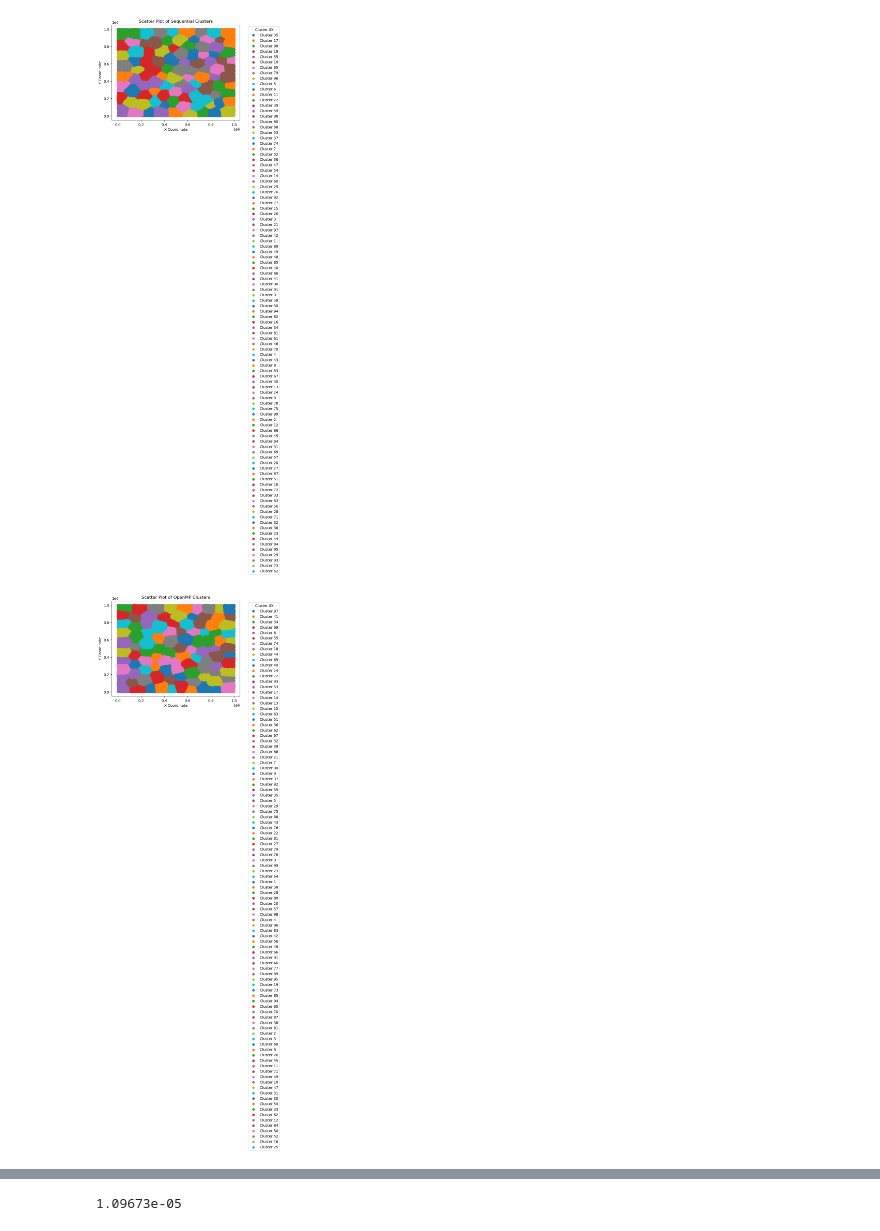
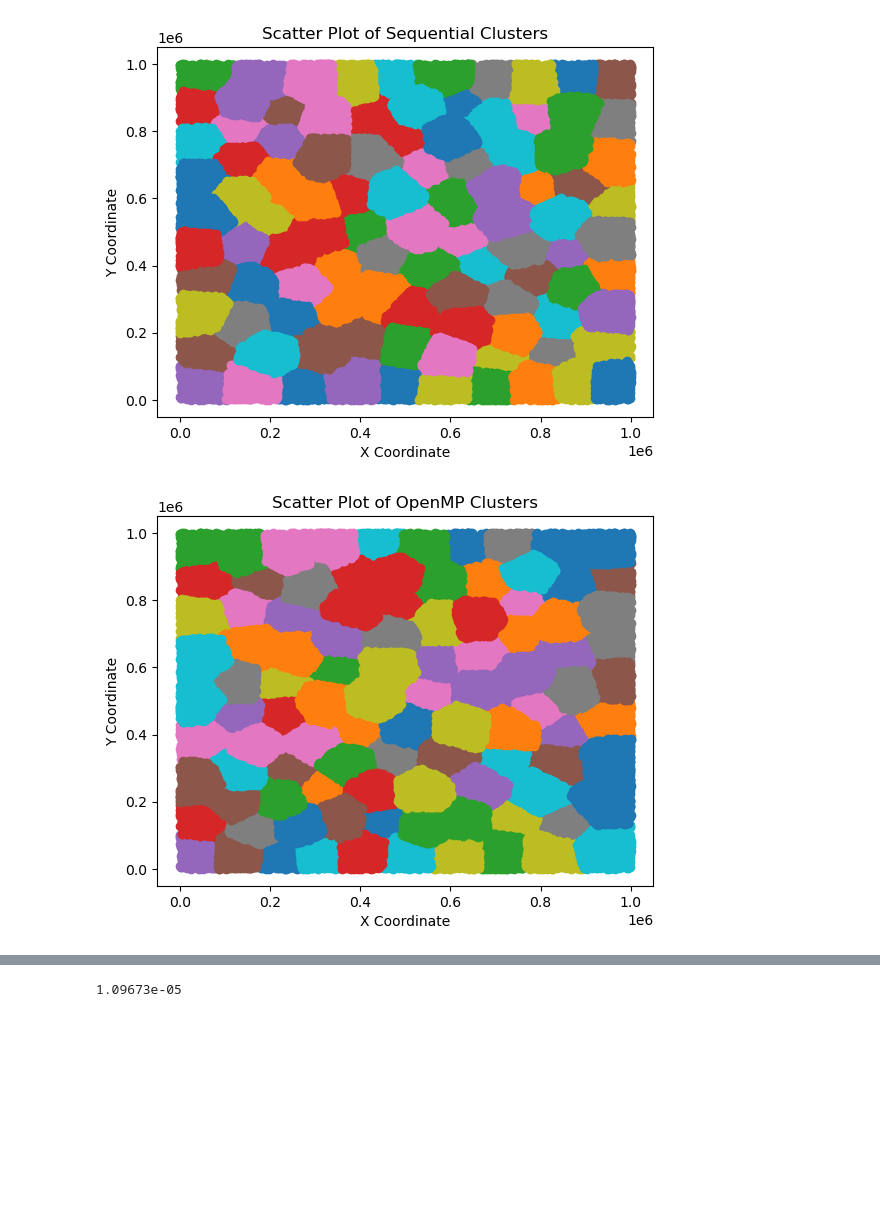
Before and after one commit to cmse822/final-project-Ledengary, a Jupyter notebook: plotting.ipynb, the cells around one changed output, grey strips where cells are left out. Drawn from its saved outputs; the diff is of its cells as text; code cells hidden in the pictures; blank space fills up the shorter version.

```diff
--- a/plotting.ipynb
+++ b/plotting.ipynb
@@ -5,29 +6,29 @@ import numpy as np
 # %%
 data = pd.read_csv('sequential_clusters.txt')
 fig, ax = plt.subplots()
 for cluster in data['cluster_id'].unique():
     cluster_data = data[data['cluster_id'] == cluster]
     ax.scatter(cluster_data['x'], cluster_data['y'], label=f'Cluster {cluster}')
-ax.legend(title='Cluster ID', bbox_to_anchor=(1.05, 1), loc='upper left')
+# ax.legend(title='Cluster ID', bbox_to_anchor=(1.05, 1), loc='upper left')
 ax.set_xlabel('X Coordinate')
 ax.set_ylabel('Y Coordinate')
 ax.set_title('Scatter Plot of Sequential Clusters')
 plt.show()
 # %% [output]
-[figure, old version]
+[figure, new version]
 # %%
 data = pd.read_csv('parallel_clusters.txt')
 fig, ax = plt.subplots()
 for cluster in data['cluster_id'].unique():
     cluster_data = data[data['cluster_id'] == cluster]
     ax.scatter(cluster_data['x'], cluster_data['y'], label=f'Cluster {cluster}')
-ax.legend(title='Cluster ID', bbox_to_anchor=(1.05, 1), loc='upper left')
+# ax.legend(title='Cluster ID', bbox_to_anchor=(1.05, 1), loc='upper left')
 ax.set_xlabel('X Coordinate')
 ax.set_ylabel('Y Coordinate')
 ax.set_title('Scatter Plot of OpenMP Clusters')
 plt.show()
 # %% [output]
-[figure, old version]
+[figure, new version]
 # %%
 data = pd.read_csv('MPI_clusters.txt')
 fig, ax = plt.subplots()
```
Also changed, not shown: parts of 3 cells of this notebook, 37 other files.
